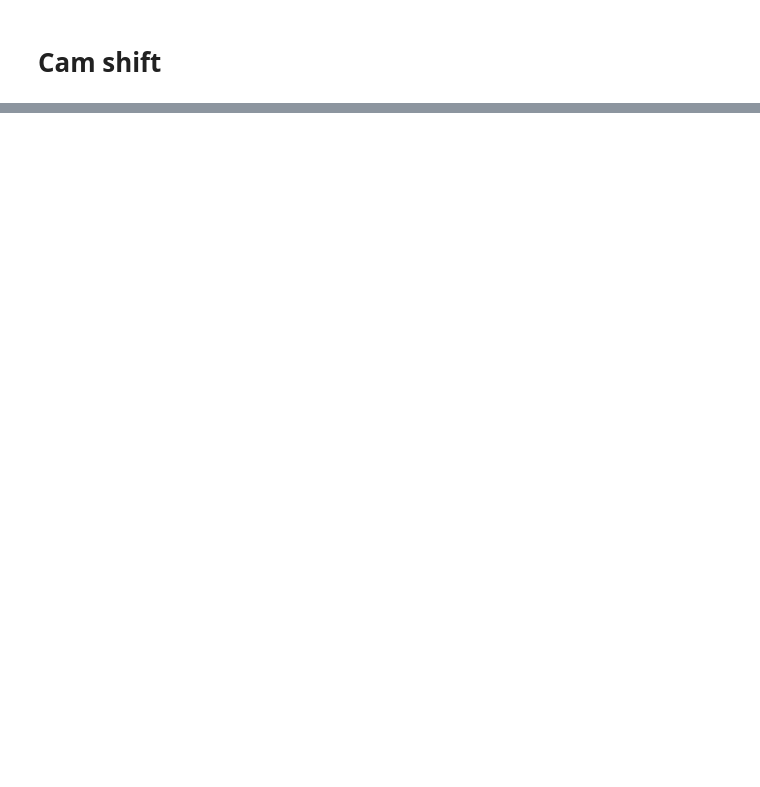
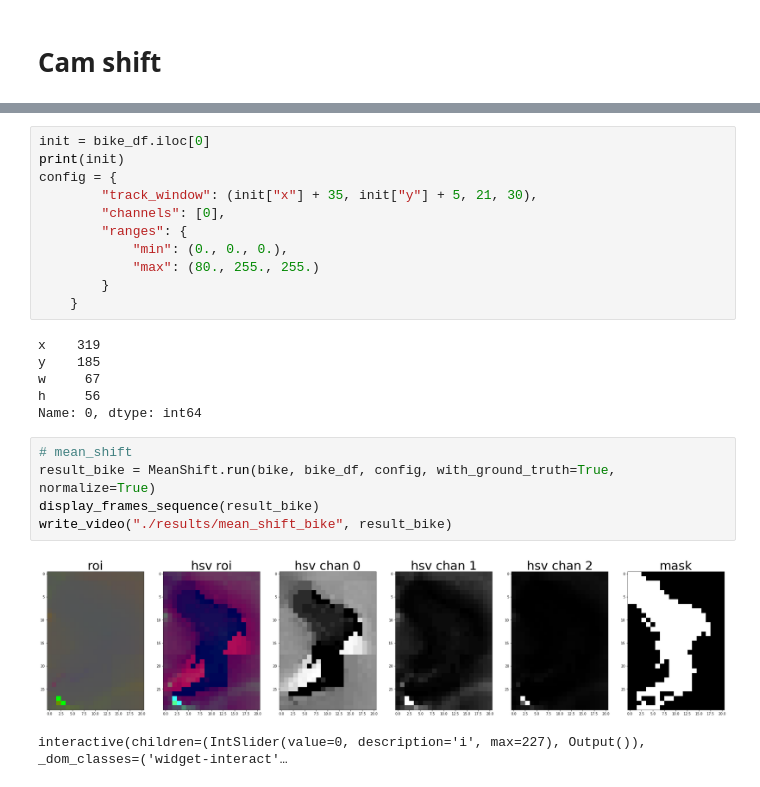
Before and after one commit to IvanProdaiko94/UCU-computer-vision-course, a Jupyter notebook: homework3/mean_shift/mean-shift-tracking.ipynb, the cells around one changed output, grey strips where cells are left out. Saved outputs shown, nothing was run; the diff lists cells and outputs as text; blank space fills up the shorter version.

```diff
--- a/homework3/mean_shift/mean-shift-tracking.ipynb
+++ b/homework3/mean_shift/mean-shift-tracking.ipynb
@@ -210,0 +282,25 @@ class CamShift(MeanShift):
+# %%
+init = bike_df.iloc[0]
+print(init)
+config = {
+        "track_window": (init["x"] + 35, init["y"] + 5, 21, 30),
+        "channels": [0],
+        "ranges": {
+            "min": (0., 0., 0.),
+            "max": (80., 255., 255.)
+        }
+    }
+# %% [output]
+x    319
+y    185
+w     67
+h     56
+Name: 0, dtype: int64
+# %%
+# mean_shift
+result_bike = MeanShift.run(bike, bike_df, config, with_ground_truth=True, normalize=True)
+display_frames_sequence(result_bike)
+write_video("./results/mean_shift_bike", result_bike)
+# %% [output]
+[figure, added]
+interactive(children=(IntSlider(value=0, description='i', max=227), Output()), _dom_classes=('widget-interact'…
```
Also changed, not shown: parts of 28 cells of this notebook, 11 other files.
